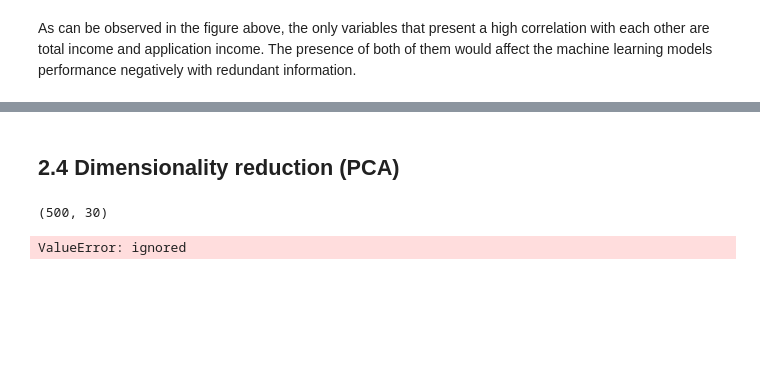
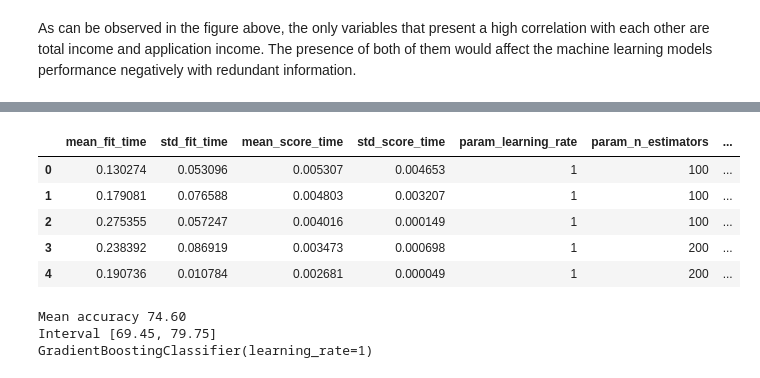
Before and after one commit to AntonioLunardi/Loan-Classification-Prediction-Competition-Case, a Jupyter notebook: Bank_loan_classification_analysis.ipynb, the cells around one changed output, grey strips where cells are left out. Drawn from its saved outputs; the diff is of its cells as text; code cells hidden in the pictures; blank space fills up the shorter version.

```diff
--- a/Bank_loan_classification_analysis.ipynb
+++ b/Bank_loan_classification_analysis.ipynb
@@ -349,19 +408,39 @@ Index(['ApplicantIncome', 'CoapplicantIncome', 'LoanAmount', 'Gender_Female',
-# %%
-# Standardize that all columns to have a range [0; 1], in order to avoid that variables's magnitudes influence in the classifications
-scaler = StandardScaler()
-scaler.fit(model_inputs)
-model_inputs_scaled = scaler.transform(model_inputs)
-# %% [markdown]
-## 2.4 Dimensionality reduction (PCA)
-# %%
-# Checking dimensions
-model_inputs_scaled.shape
-# %% [output]
-(500, 30)
-# %%
-n_components = model_inputs_scaled.shape[0]
-
-pca = PCA(n_components = n_components)
-pca.fit_transform(model_inputs)
-# %% [output]
-ValueError: ignored
+# %%
+# Garanty standard randomization
+np.random.seed(SEED)
+
+# Hiperparameters grid to improve model accuracy
+parameters_space = {
+    'learning_rate' : [1, 5, 10],
+    'n_estimators': [100, 200, 300],
+    'subsample': [0.1, 0.5, 1.0]}
+
+# Following the recomention of cross validation number of splits being between 5 and 10
+search = GridSearchCV(GradientBoostingClassifier(),
+                    parameters_space,
+                    cv = KFold(n_splits = 5, shuffle=True))
+search.fit(model_inputs, loan_status)
+results = pd.DataFrame(search.cv_results_)
+results.head()
+# %% [output]
+|  | mean_fit_time | std_fit_time | mean_score_time | std_score_time | param_learning_rate | param_n_estimators | ... |
+| 0 | 0.130274 | 0.053096 | 0.005307 | 0.004653 | 1 | 100 | ... |
+| 1 | 0.179081 | 0.076588 | 0.004803 | 0.003207 | 1 | 100 | ... |
+| 2 | 0.275355 | 0.057247 | 0.004016 | 0.000149 | 1 | 100 | ... |
+| 3 | 0.238392 | 0.086919 | 0.003473 | 0.000698 | 1 | 200 | ... |
+| 4 | 0.190736 | 0.010784 | 0.002681 | 0.000049 | 1 | 200 | ... |
+# %%
+# Garanty standard randomization
+np.random.seed(SEED)
+
+# Verify cross validated results
+scores = cross_val_score(search, model_inputs, loan_status, cv = KFold(n_splits=5, shuffle=True))
+print_score(scores)
+
+# Check the best hiperparameters found
+best = search.best_estimator_
+print(best)
+# %% [output]
+Mean accuracy 74.60
+Interval [69.45, 79.75]
+GradientBoostingClassifier(learning_rate=1)
```
Also changed, not shown: parts of 29 cells of this notebook.
